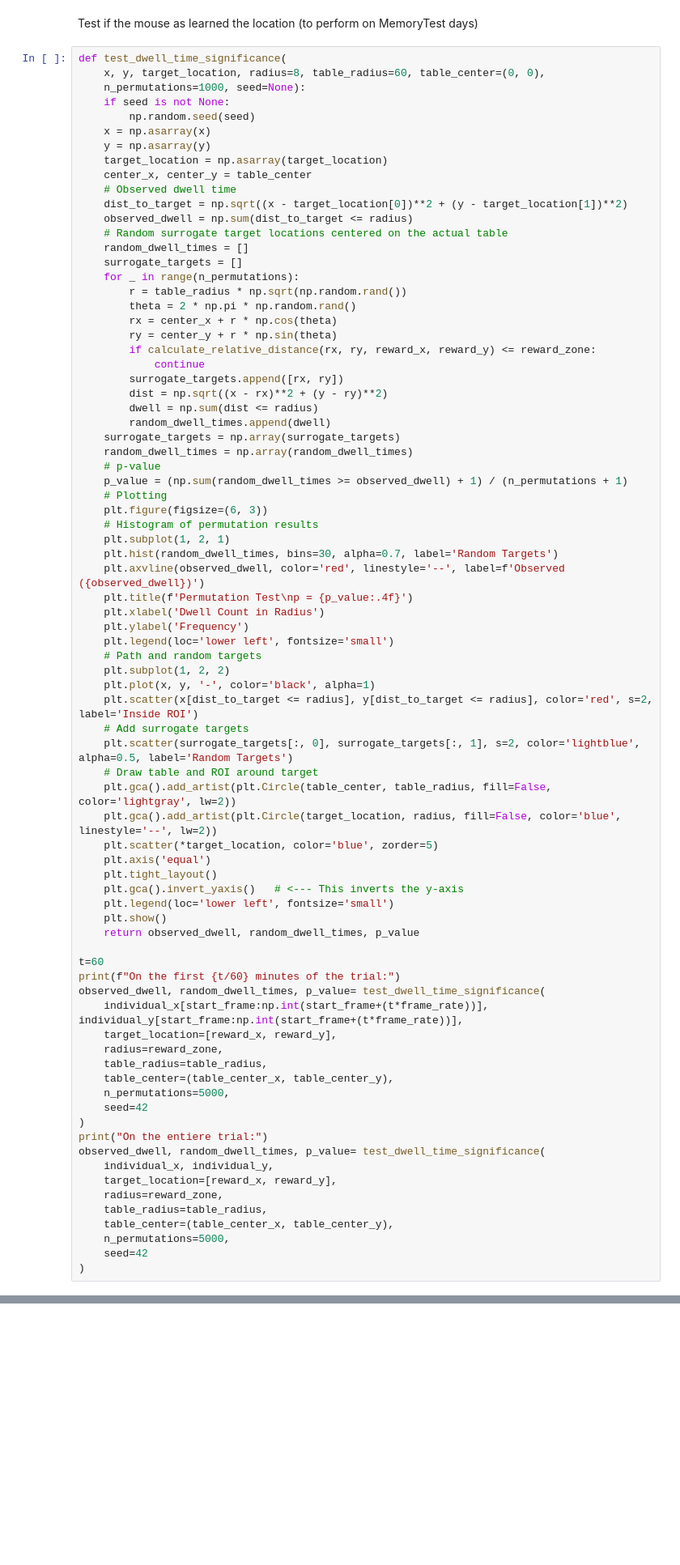
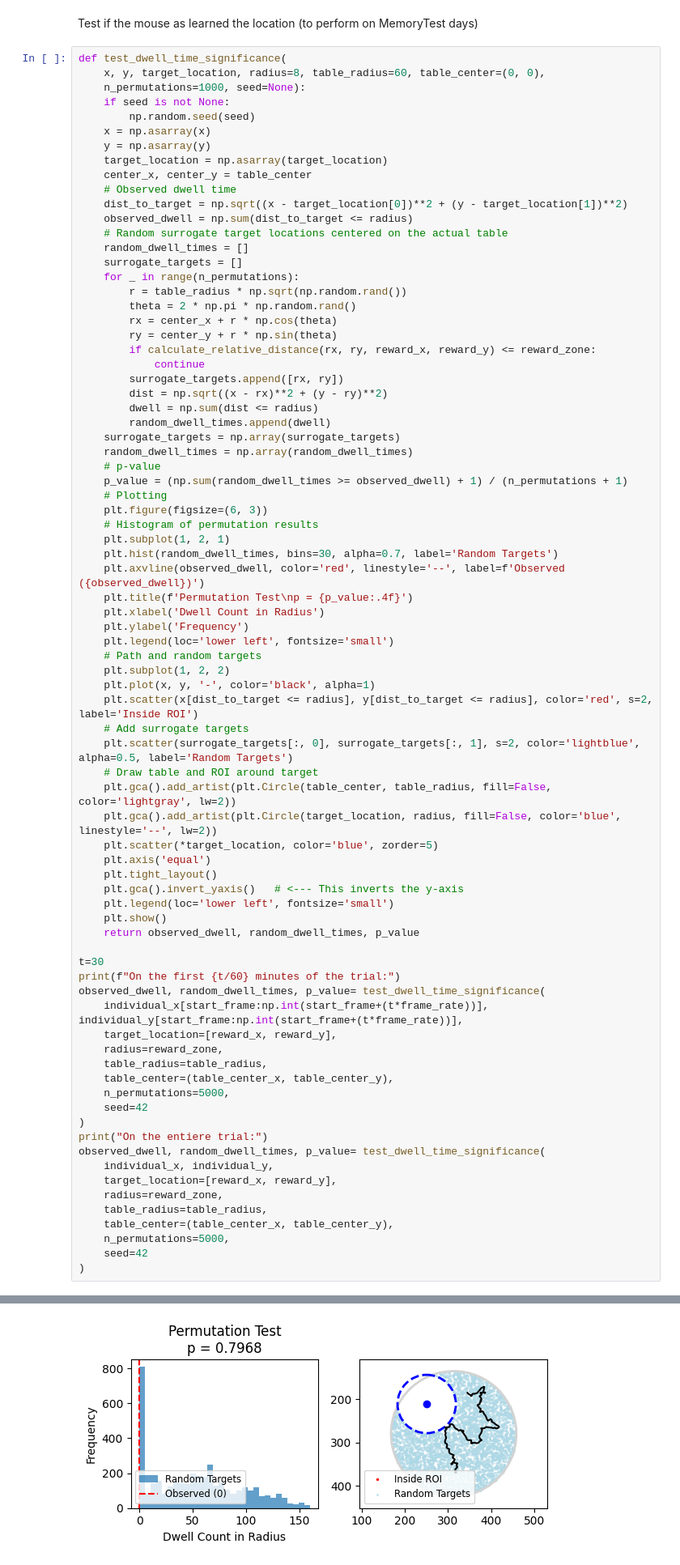
Before and after one commit to melodieborel/HayLabAnalysis, a Jupyter notebook: python/DLC_4_visualize_h5file.ipynb, the cells around one changed output, grey strips where cells are left out. Shown: that part at 81% size. Cells and saved outputs as stored; diff of their text form; blank space fills up the shorter version.

```diff
--- a/python/DLC_4_visualize_h5file.ipynb
+++ b/python/DLC_4_visualize_h5file.ipynb
@@ -400,7 +410,7 @@ def test_dwell_time_significance(
     plt.show()
     return observed_dwell, random_dwell_times, p_value
 
-t=60
+t=30
 print(f"On the first {t/60} minutes of the trial:")
 observed_dwell, random_dwell_times, p_value= test_dwell_time_significance(
     individual_x[start_frame:np.int(start_frame+(t*frame_rate))], individual_y[start_frame:np.int(start_frame+(t*frame_rate))],
@@ -421,3 +431,4 @@ observed_dwell, random_dwell_times, p_value= test_dwell_time_significance(
     n_permutations=5000,
     seed=42
 )
+# %% [output]
@@ -423,0 +436 @@ observed_dwell, random_dwell_times, p_value= test_dwell_time_significance(
+[figure, added]
```
Also changed, not shown: parts of 3 cells of this notebook, 5 other files.
